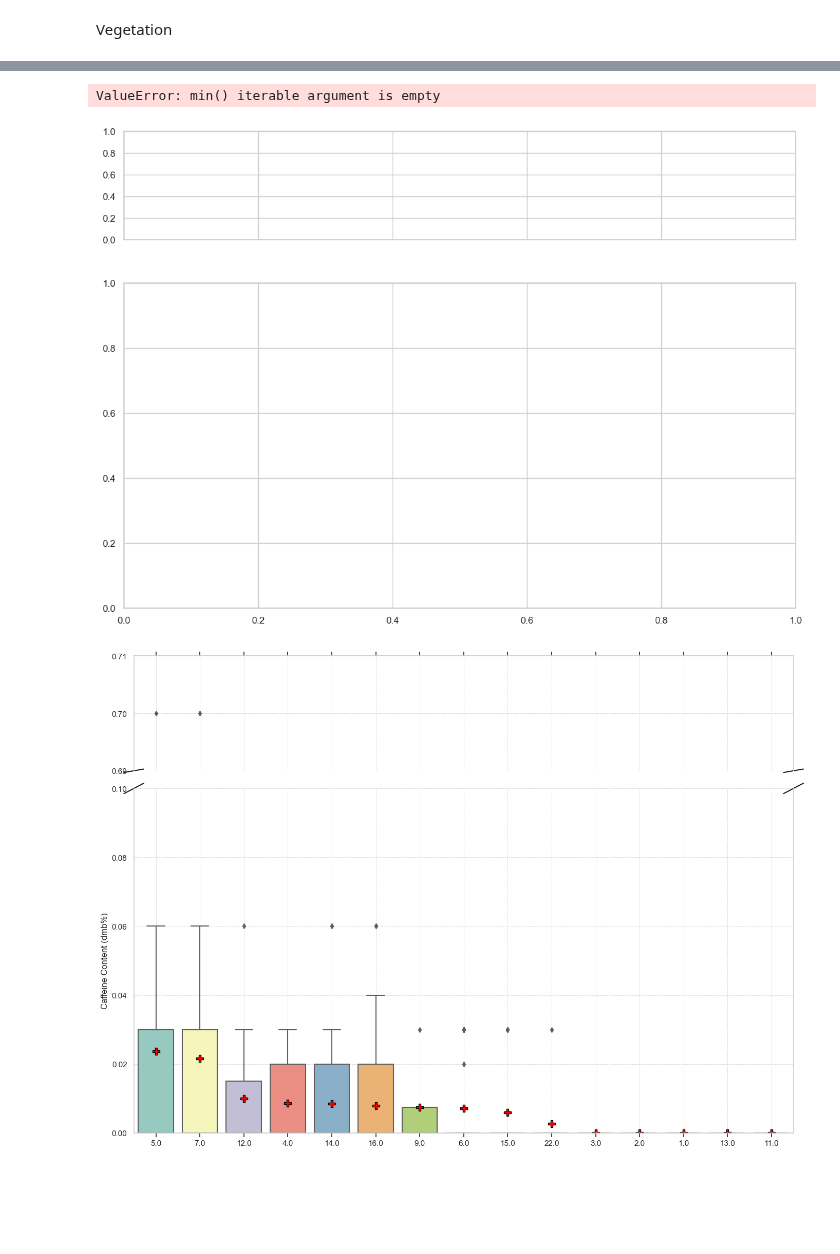
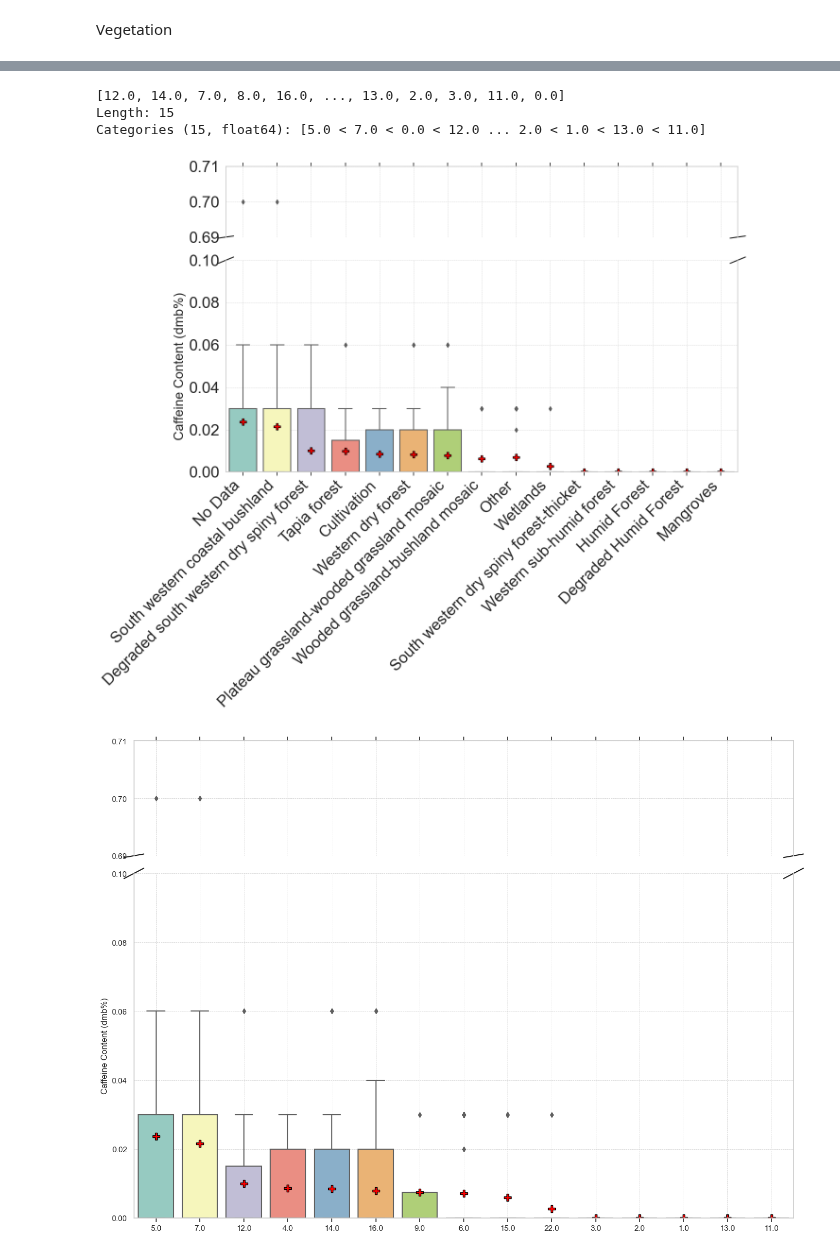
Before and after one commit to tahiri-lab/py_madaclim, a Jupyter notebook: workdir/analysis/bin/interpretation.ipynb, the cells around one changed output, grey strips where cells are left out. Saved outputs shown, nothing was run; the diff lists cells and outputs as text; code cells hidden in the pictures; blank space fills up the shorter version.

```diff
--- a/workdir/analysis/bin/interpretation.ipynb
+++ b/workdir/analysis/bin/interpretation.ipynb
@@ -388,5 +452,28 @@ mapping_dict = {
     '22': 'Mangroves',
     '23': 'Western humid forest',
     '25': 'Sea/Water',
-    '0': 'Other'
+    '0': 'No Data'
 }
+# %%
+veg_df = df[['env_77_veg', 'caffeine_percent']].copy()
+
+category_means = veg_df.groupby('env_77_veg')['caffeine_percent'].mean()
+sorted_categories = category_means.sort_values(ascending=False).index
+veg_df['env_77_veg'] = pd.Categorical(veg_df['env_77_veg'], categories=sorted_categories, ordered=True)
+
+item_counts = df['env_77_veg'].value_counts()
+print(item_counts)
+counts_df = item_counts.reset_index()
+counts_df.columns = ['Item', 'Count']
+# Convert the 'Item' column to strings for mapping
+counts_df['Item'] = counts_df['Item'].astype(int).astype(str)
+
+# Convert mapping_dict keys to strings (if not already done)
+mapping_dict = {str(key): value for key, value in mapping_dict.items()}
+#mapping_dict = {k: v for k, v in mapping_dict.items() if float(k) in valid_categories}
+
+# Apply the mapping
+counts_df['mapped_column'] = counts_df['Item'].map(mapping_dict)
+
+# Print the updated DataFrame
+print(counts_df[['mapped_column', 'Count', "Item"]])
@@ -393,3 +498,10 @@ mapping_dict = {
+# %%
+veg_df['env_77_veg'] = veg_df['env_77_veg'].replace({9: 8, 15: 8})
+print(veg_df['env_77_veg'].unique())
+# %% [output]
+[12.0, 14.0, 7.0, 8.0, 16.0, ..., 13.0, 2.0, 3.0, 11.0, 0.0]
+Length: 15
+Categories (15, float64): [5.0 < 7.0 < 0.0 < 12.0 ... 2.0 < 1.0 < 13.0 < 11.0]
 # %%
 import numpy as np
 import pandas as pd
@@ -407,7 +519,7 @@ meanprops = {
 sns.set(style="whitegrid")
 
 # Create a figure with subplots for the box plot and violin plot (2 subplots per plot)
-fig, axes = plt.subplots(2, 1, sharex=True, figsize=(14, 10),
+fig, axes = plt.subplots(2, 1, sharex=True, figsize=(14, 12),
                          gridspec_kw={'height_ratios': [1, 3]})
 
 # Box plot with broken y-axis
@@ -415,12 +527,12 @@ ax1 = axes[0]  # Top plot for box plot
 ax2 = axes[1]  # Bottom plot for box plot
 
 # Top plot (focused on 0.69 to 0.71 range)
-sns.boxplot(x='env_77_veg', y='caffeine_percent', data=df, palette='Set3', ax=ax1, showmeans=True, meanprops=meanprops)
+sns.boxplot(x='env_77_veg', y='caffeine_percent', data=veg_df, palette='Set3', ax=ax1, showmeans=True, meanprops=meanprops)
 ax1.set_ylim(0.69, 0.71)  # Display a small range above the break
 ax1.set_yticks(np.arange(0.69, 0.71, 0.01))  # Adjust interval for the narrow section
 
 # Bottom plot (below 0.1)
-sns.boxplot(x='env_77_veg', y='caffeine_percent', data=df, palette='Set3', ax=ax2, showmeans=True, meanprops=meanprops)
+sns.boxplot(x='env_77_veg', y='caffeine_percent', data=veg_df, palette='Set3', ax=ax2, showmeans=True, meanprops=meanprops)
 ax2.set_ylim(0, 0.1)  # Emphasize the main range
 ax2.set_yticks(np.arange(0, 0.11, 0.02))  # Set interval for the bottom part
 ax1.tick_params(axis='both', which='major', labelsize=24)  # Increase font size for the top plot
@@ -430,37 +542,40 @@ ax1.spines['bottom'].set_visible(False)
 ax2.spines['top'].set_visible(False)
 ax1.xaxis.tick_top()
 ax1.tick_params(labeltop=False)  # Don't put tick labels at the top
 ax2.xaxis.tick_bottom()
 
 # Add diagonal lines to indicate the break in the y-axis
 d = .015  # How big to make the diagonal lines in axes coordinates
 kwargs = dict(transform=ax1.transAxes, color='k', clip_on=False)
 ax1.plot((-d, +d), (-d, +d), **kwargs)  # Top-left diagonal
 ax1.plot((1 - d, 1 + d), (-d, +d), **kwargs)  # Top-right diagonal
 
 kwargs.update(transform=ax2.transAxes)  # Switch to the bottom axes
 ax2.plot((-d, +d), (1 - d, 1 + d), **kwargs)  # Bottom-left diagonal
 ax2.plot((1 - d, 1 + d), (1 - d, 1 + d), **kwargs)  # Bottom-right diagonal
 
 # Set labels and titles for box plot
 ax2.set_xlabel('')
-ax2.set_ylabel('Caffeine Content (dmb%)')
+ax2.set_ylabel('Caffeine Content (dmb%)', fontsize=20)
 ax1.set_ylabel('')  # Remove y-axis label from the top plot
 ax1.set_xlabel('')  # Remove y-axis label from the top plot
 ax1.grid(True, which='both', linestyle='--', linewidth=0.5)
 ax2.grid(True, which='both', linestyle='--', linewidth=0.5)
 
 current_labels = plt.gca().get_xticks()
-new_labels = [mapping_dict.get(str(int(label)), label) for label in current_labels]  # Convert labels to int and then to str for matching
+valid_categories = sorted(veg_df['env_77_veg'].unique())
+
+# Map the valid categories to their names using mapping_dict
+new_labels = [mapping_dict.get(str(int(cat)), f"Unknown ({cat})") for cat in valid_categories]
+#new_labels = [mapping_dict.get(str(int(label)), label) for label in current_labels]  # Convert labels to int and then to str for matching
 
 plt.gca().set_xticklabels(new_labels, rotation=45, ha='right')  # Rotate labels 45 degrees and align to the right
 
 
 plt.tight_layout()
 plt.show()
 # %% [output]
-ValueError: min() iterable argument is empty
-[figure, old version]
+[figure, new version]
 # %%
 # Calculate the mean caffeine content for each category in 'env_77_veg'
 category_means = df.groupby('env_77_veg')['caffeine_percent'].mean()
```
Also changed, not shown: parts of 10 cells of this notebook, 11 other files.
